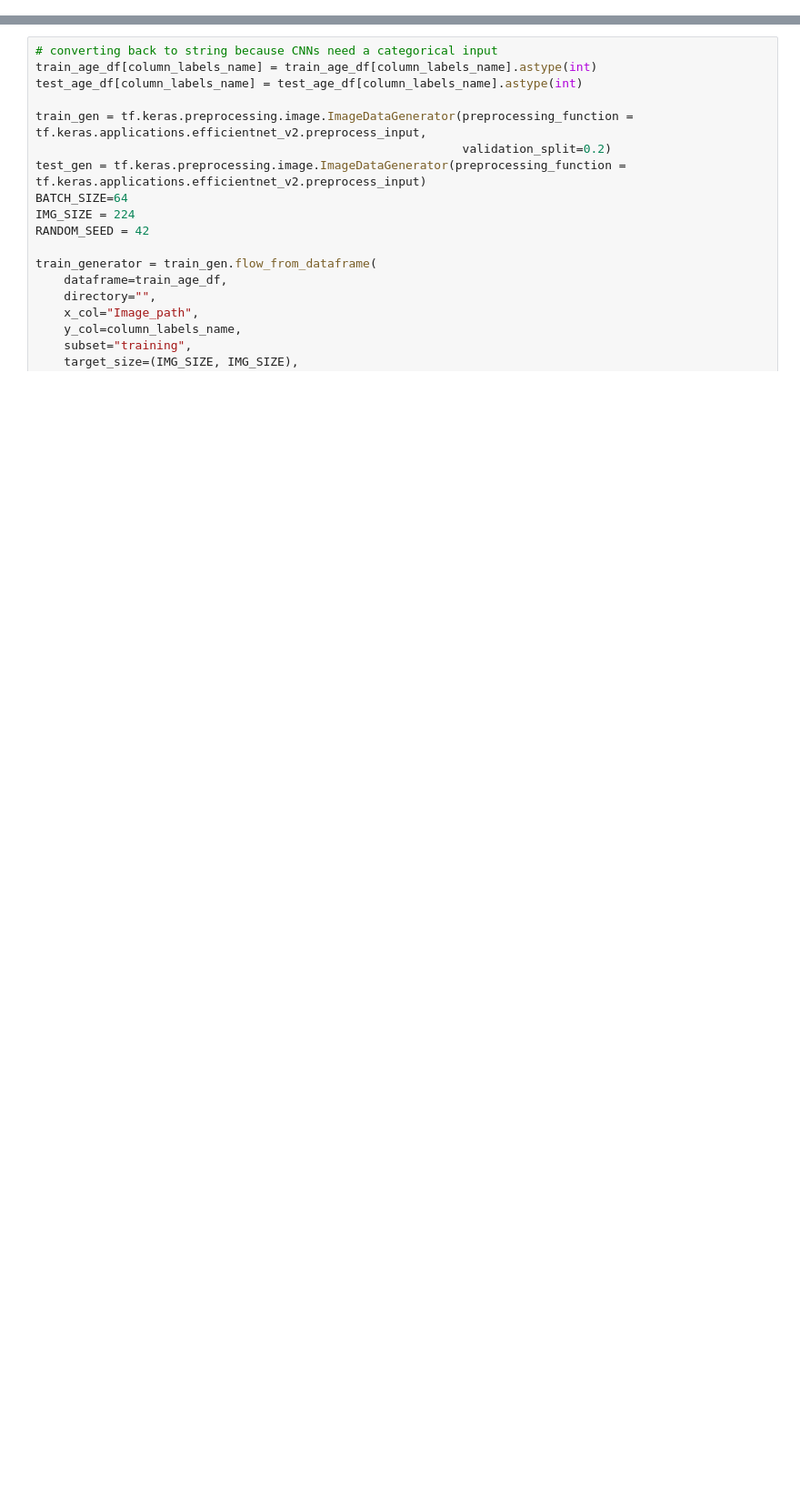
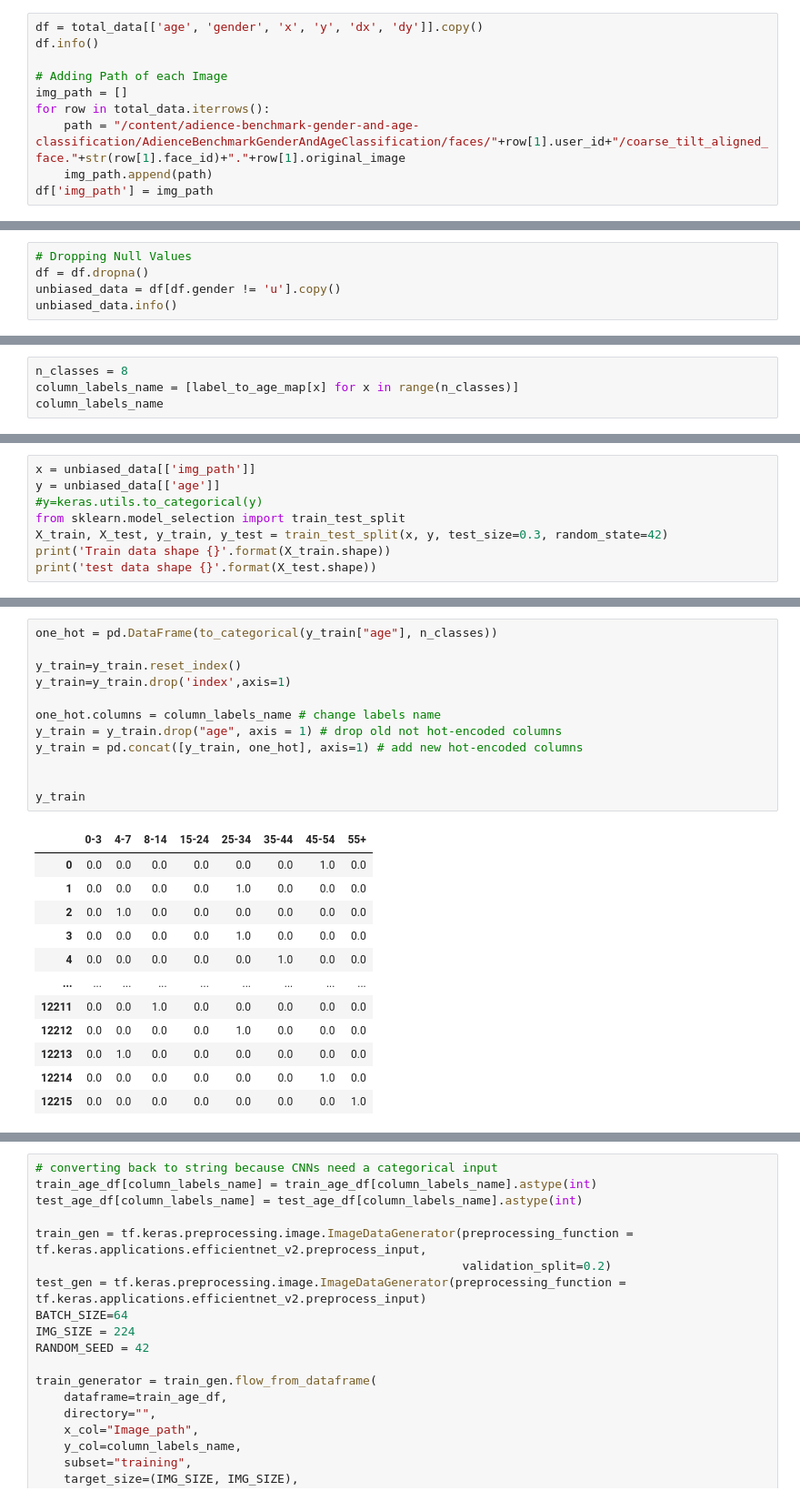
Before and after one commit to MarioAvolio/FaceLens, a Jupyter notebook: notebooks/Age_Classification_Data_Augmentation.ipynb, the cells around one changed output, grey strips where cells are left out. Shown at 91% size. Drawn from its saved outputs; the diff is of its cells as text; blank space fills up the shorter version.

Commit message:
Added Dependencies and Data loading

```diff
--- a/notebooks/Age_Classification_Data_Augmentation.ipynb
+++ b/notebooks/Age_Classification_Data_Augmentation.ipynb
@@ -2,0 +82,10 @@
+# %%
+df = total_data[['age', 'gender', 'x', 'y', 'dx', 'dy']].copy()
+df.info()
+
+# Adding Path of each Image
+img_path = []
+for row in total_data.iterrows():
+    path = "/content/adience-benchmark-gender-and-age-classification/AdienceBenchmarkGenderAndAgeClassification/faces/"+row[1].user_id+"/coarse_tilt_aligned_face."+str(row[1].face_id)+"."+row[1].original_image
+    img_path.append(path)
+df['img_path'] = img_path
@@ -2,0 +157,5 @@
+# %%
+# Dropping Null Values
+df = df.dropna()
+unbiased_data = df[df.gender != 'u'].copy()
+unbiased_data.info()
@@ -2,0 +330,4 @@
+# %%
+n_classes = 8
+column_labels_name = [label_to_age_map[x] for x in range(n_classes)]
+column_labels_name
@@ -2,0 +336,8 @@
+# %%
+x = unbiased_data[['img_path']]
+y = unbiased_data[['age']]
+#y=keras.utils.to_categorical(y)
+from sklearn.model_selection import train_test_split
+X_train, X_test, y_train, y_test = train_test_split(x, y, test_size=0.3, random_state=42)
+print('Train data shape {}'.format(X_train.shape))
+print('test data shape {}'.format(X_test.shape))
@@ -2,0 +347,25 @@
+# %%
+one_hot = pd.DataFrame(to_categorical(y_train["age"], n_classes))
+
+y_train=y_train.reset_index()
+y_train=y_train.drop('index',axis=1)
+
+one_hot.columns = column_labels_name # change labels name
+y_train = y_train.drop("age", axis = 1) # drop old not hot-encoded columns
+y_train = pd.concat([y_train, one_hot], axis=1) # add new hot-encoded columns
+
+
+y_train
+# %% [output]
+|  | 0-3 | 4-7 | 8-14 | 15-24 | 25-34 | 35-44 | 45-54 | 55+ |
+| 0 | 0.0 | 0.0 | 0.0 | 0.0 | 0.0 | 0.0 | 1.0 | 0.0 |
+| 1 | 0.0 | 0.0 | 0.0 | 0.0 | 1.0 | 0.0 | 0.0 | 0.0 |
+| 2 | 0.0 | 1.0 | 0.0 | 0.0 | 0.0 | 0.0 | 0.0 | 0.0 |
+| 3 | 0.0 | 0.0 | 0.0 | 0.0 | 1.0 | 0.0 | 0.0 | 0.0 |
+| 4 | 0.0 | 0.0 | 0.0 | 0.0 | 0.0 | 1.0 | 0.0 | 0.0 |
+| ... | ... | ... | ... | ... | ... | ... | ... | ... |
+| 12211 | 0.0 | 0.0 | 1.0 | 0.0 | 0.0 | 0.0 | 0.0 | 0.0 |
+| 12212 | 0.0 | 0.0 | 0.0 | 0.0 | 1.0 | 0.0 | 0.0 | 0.0 |
+| 12213 | 0.0 | 1.0 | 0.0 | 0.0 | 0.0 | 0.0 | 0.0 | 0.0 |
+| 12214 | 0.0 | 0.0 | 0.0 | 0.0 | 0.0 | 0.0 | 1.0 | 0.0 |
+| 12215 | 0.0 | 0.0 | 0.0 | 0.0 | 0.0 | 0.0 | 0.0 | 1.0 |
```
Also changed, not shown: parts of 33 cells of this notebook.
